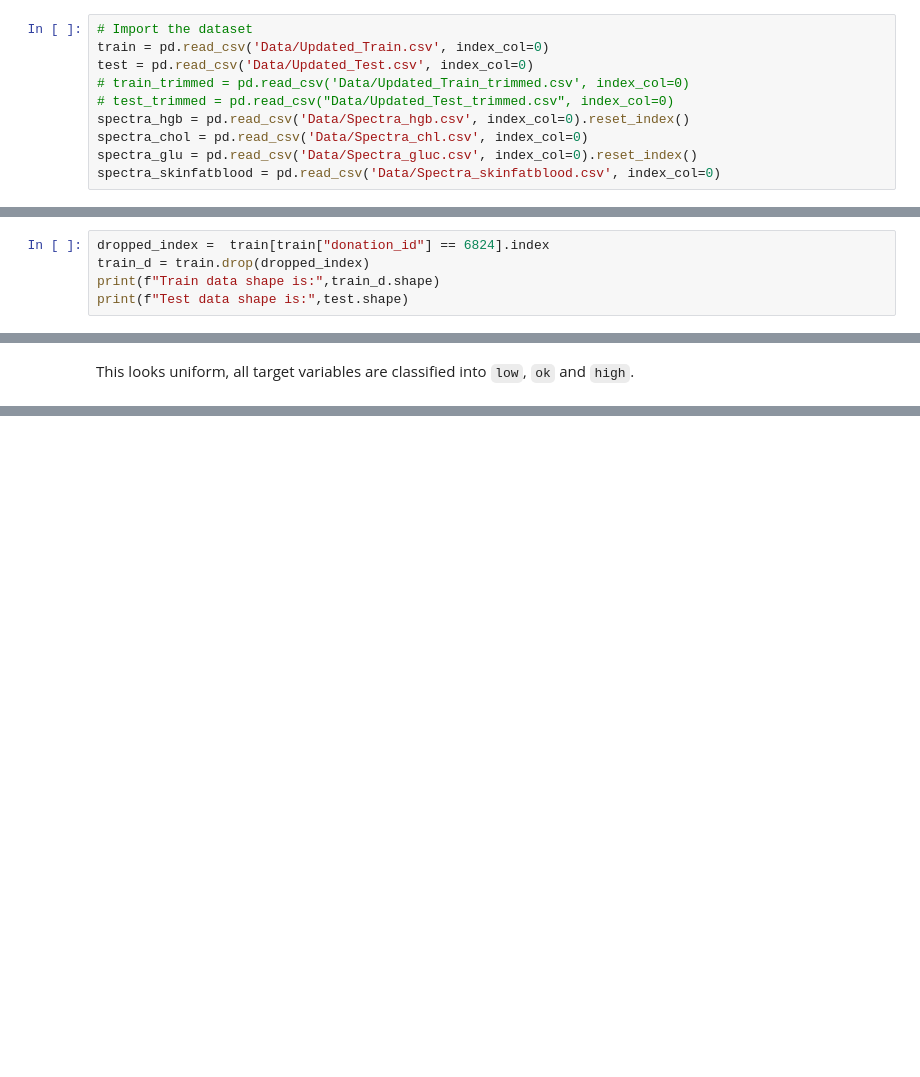
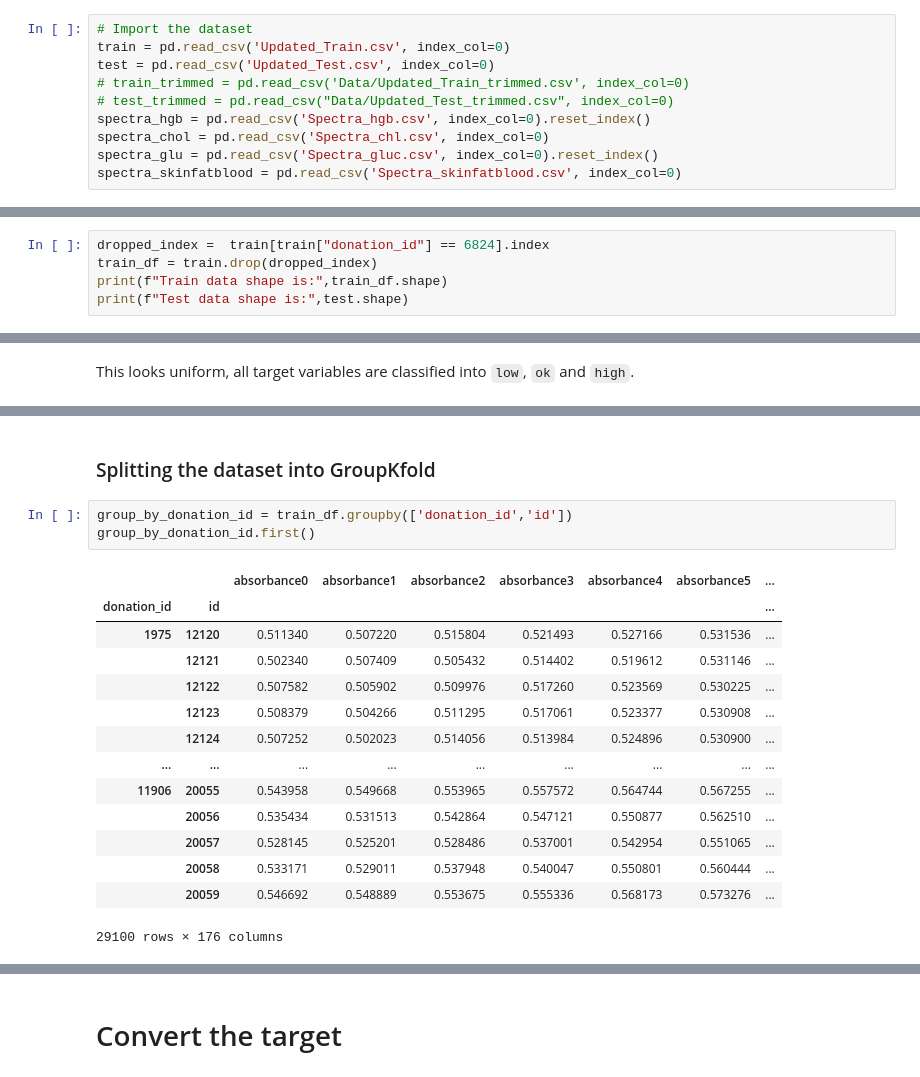
Before and after one commit to Abimbola-ai/Blood-Spectorscopy, a Jupyter notebook: data_cleaning.ipynb, the cells around one changed output, grey strips where cells are left out. Cells and saved outputs as stored; diff of their text form; blank space fills up the shorter version.

```diff
--- a/data_cleaning.ipynb
+++ b/data_cleaning.ipynb
@@ -42,13 +46,13 @@ ssl._create_default_https_context = ssl._create_unverified_context
 # %%
 # Import the dataset
-train = pd.read_csv('Data/Updated_Train.csv', index_col=0)
-test = pd.read_csv('Data/Updated_Test.csv', index_col=0)
+train = pd.read_csv('Updated_Train.csv', index_col=0)
+test = pd.read_csv('Updated_Test.csv', index_col=0)
 # train_trimmed = pd.read_csv('Data/Updated_Train_trimmed.csv', index_col=0)
 # test_trimmed = pd.read_csv("Data/Updated_Test_trimmed.csv", index_col=0)
-spectra_hgb = pd.read_csv('Data/Spectra_hgb.csv', index_col=0).reset_index()
-spectra_chol = pd.read_csv('Data/Spectra_chl.csv', index_col=0)
-spectra_glu = pd.read_csv('Data/Spectra_gluc.csv', index_col=0).reset_index()
-spectra_skinfatblood = pd.read_csv('Data/Spectra_skinfatblood.csv', index_col=0)
+spectra_hgb = pd.read_csv('Spectra_hgb.csv', index_col=0).reset_index()
+spectra_chol = pd.read_csv('Spectra_chl.csv', index_col=0)
+spectra_glu = pd.read_csv('Spectra_gluc.csv', index_col=0).reset_index()
+spectra_skinfatblood = pd.read_csv('Spectra_skinfatblood.csv', index_col=0)
 # %% [markdown]
 ### **Exploratory Data Analysis**
 # %%
@@ -59,6 +79,6 @@ test.head()
 Removing donation_id 6824 from the train data as the data producer said it is not good.
 # %%
 dropped_index =  train[train["donation_id"] == 6824].index
-train_d = train.drop(dropped_index)
-print(f"Train data shape is:",train_d.shape)
+train_df = train.drop(dropped_index)
+print(f"Train data shape is:",train_df.shape)
 print(f"Test data shape is:",test.shape)
@@ -285,0 +129,20 @@ train.columns
+# %% [markdown]
+### Splitting the dataset into GroupKfold
+# %%
+group_by_donation_id = train_df.groupby(['donation_id','id'])
+group_by_donation_id.first()
+# %% [output]
+|  |  | absorbance0 | absorbance1 | absorbance2 | absorbance3 | absorbance4 | absorbance5 | ... |
+| donation_id | id |  |  |  |  |  |  | ... |
+| 1975 | 12120 | 0.511340 | 0.507220 | 0.515804 | 0.521493 | 0.527166 | 0.531536 | ... |
+|  | 12121 | 0.502340 | 0.507409 | 0.505432 | 0.514402 | 0.519612 | 0.531146 | ... |
+|  | 12122 | 0.507582 | 0.505902 | 0.509976 | 0.517260 | 0.523569 | 0.530225 | ... |
+|  | 12123 | 0.508379 | 0.504266 | 0.511295 | 0.517061 | 0.523377 | 0.530908 | ... |
+|  | 12124 | 0.507252 | 0.502023 | 0.514056 | 0.513984 | 0.524896 | 0.530900 | ... |
+| ... | ... | ... | ... | ... | ... | ... | ... | ... |
+| 11906 | 20055 | 0.543958 | 0.549668 | 0.553965 | 0.557572 | 0.564744 | 0.567255 | ... |
+|  | 20056 | 0.535434 | 0.531513 | 0.542864 | 0.547121 | 0.550877 | 0.562510 | ... |
+|  | 20057 | 0.528145 | 0.525201 | 0.528486 | 0.537001 | 0.542954 | 0.551065 | ... |
+|  | 20058 | 0.533171 | 0.529011 | 0.537948 | 0.540047 | 0.550801 | 0.560444 | ... |
+|  | 20059 | 0.546692 | 0.548889 | 0.553675 | 0.555336 | 0.568173 | 0.573276 | ... |
+29100 rows × 176 columns
@@ -285,0 +151,2 @@ train.columns
+# %% [markdown]
+# Convert the target
```
Also changed, not shown: parts of 56 cells of this notebook.
